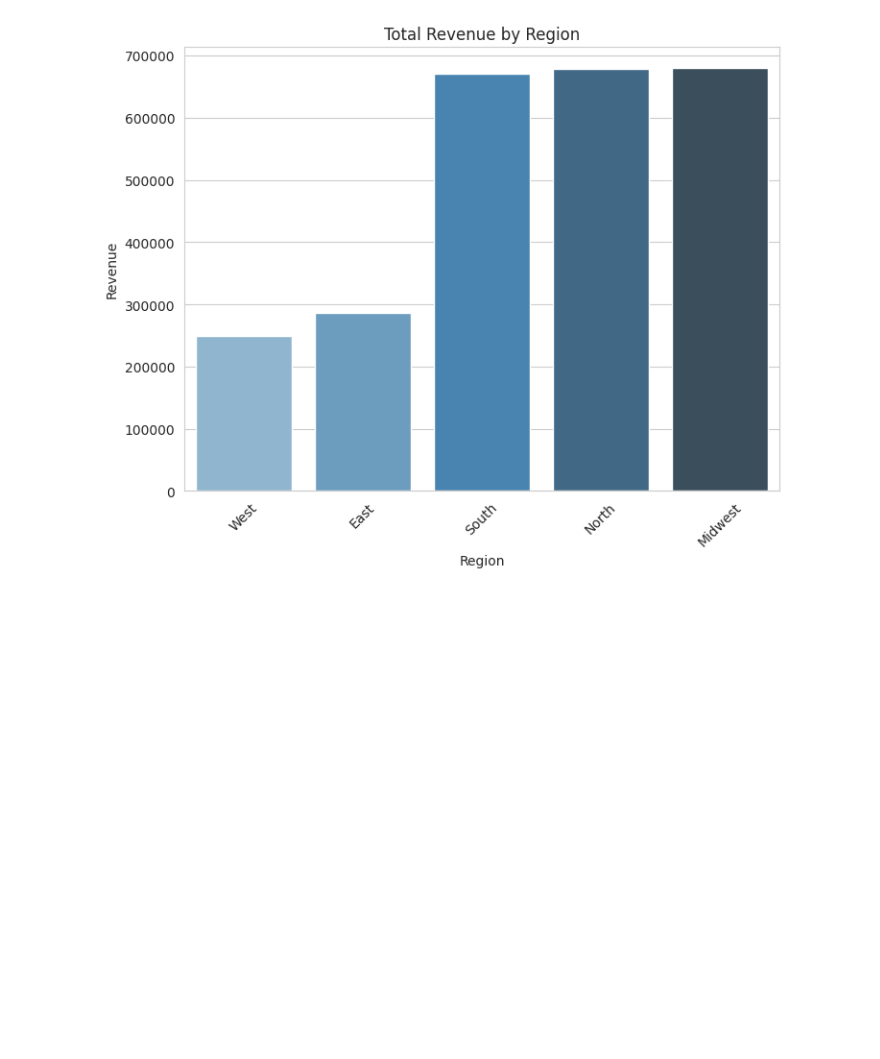
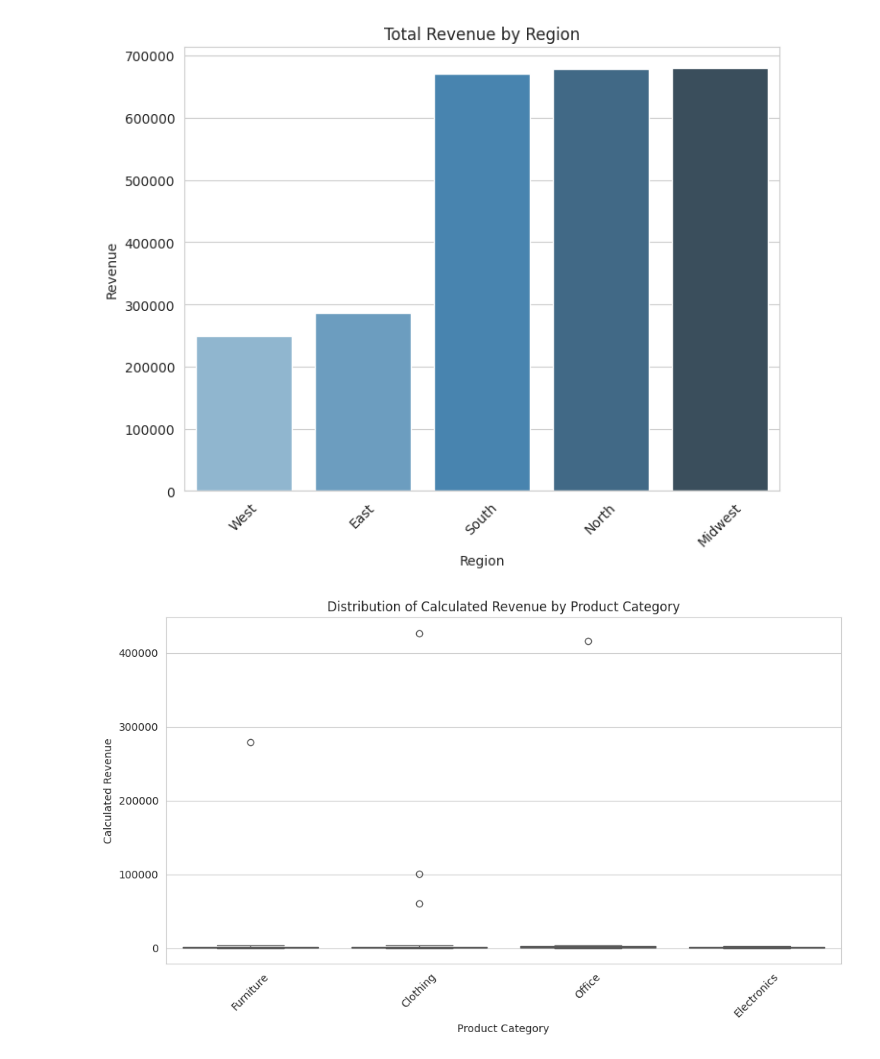
Before and after one commit to YoussefMostafaMohammed/DataAnalyticProject, a Jupyter notebook: notebooks/ecommerce_analysis.ipynb, the cells around one changed output. Saved outputs shown, nothing was run; the diff lists cells and outputs as text; code cells hidden in the pictures; blank space fills up the shorter version.

```diff
--- a/notebooks/ecommerce_analysis.ipynb
+++ b/notebooks/ecommerce_analysis.ipynb
@@ -10,7 +10,7 @@ from pathlib import Path
 
 BASE_DIR = Path("../")
 RAW_DATA_DIR = BASE_DIR / "data" / "raw"
-PROCESSED_DATA_DIR = BASE_DIR / "processed" / "raw"
+PROCESSED_DATA_DIR = BASE_DIR / "data" / "processed"
 CUSTOMERS_CSV = RAW_DATA_DIR / "customers.csv"
 PRODUCTS_CSV = RAW_DATA_DIR / "products.csv"
 SALES_CSV = RAW_DATA_DIR / "sales_transactions.csv"
@@ -30,13 +30,13 @@ class Repository:
         return pd.read_csv(self.raw_data_dir / "sales_transactions.csv")
 
     def save_customers(self, df):
-        df.to_csv(self.processed_data_dir / "customers.csv", index=False)
+        df.to_csv(self.processed_data_dir / "cleaned_customers.csv", index=False)
 
     def save_products(self, df):
-        df.to_csv(self.processed_data_dir / "products.csv", index=False)
+        df.to_csv(self.processed_data_dir / "cleaned_products.csv", index=False)
 
     def save_sales(self, df):
-        df.to_csv(self.processed_data_dir / "sales_transactions.csv", index=False)
+        df.to_csv(self.processed_data_dir / "cleaned_sales_transactions.csv", index=False)
 # %%
 repo=Repository(RAW_DATA_DIR,PROCESSED_DATA_DIR)
 customer=repo.load_customers()
@@ -384,3 +387,24 @@ plt.xticks(rotation=45)
 plt.show()
 # %% [output]
 [figure]
+# %%
+plt.figure(figsize=(10, 6))
+
+sns.boxplot(
+    data=full_data,
+    x='Category',
+    y='Calculated_Revenue',
+    hue='Category',
+    palette='Set2',
+    legend=False
+)
+
+plt.title('Distribution of Calculated Revenue by Product Category')
+plt.xlabel('Product Category')
+plt.ylabel('Calculated Revenue')
+plt.xticks(rotation=45)
+
+plt.tight_layout()
+plt.show()
+# %% [output]
+[figure, added]
```
Also changed, not shown: parts of 4 cells of this notebook, 3 other files.
